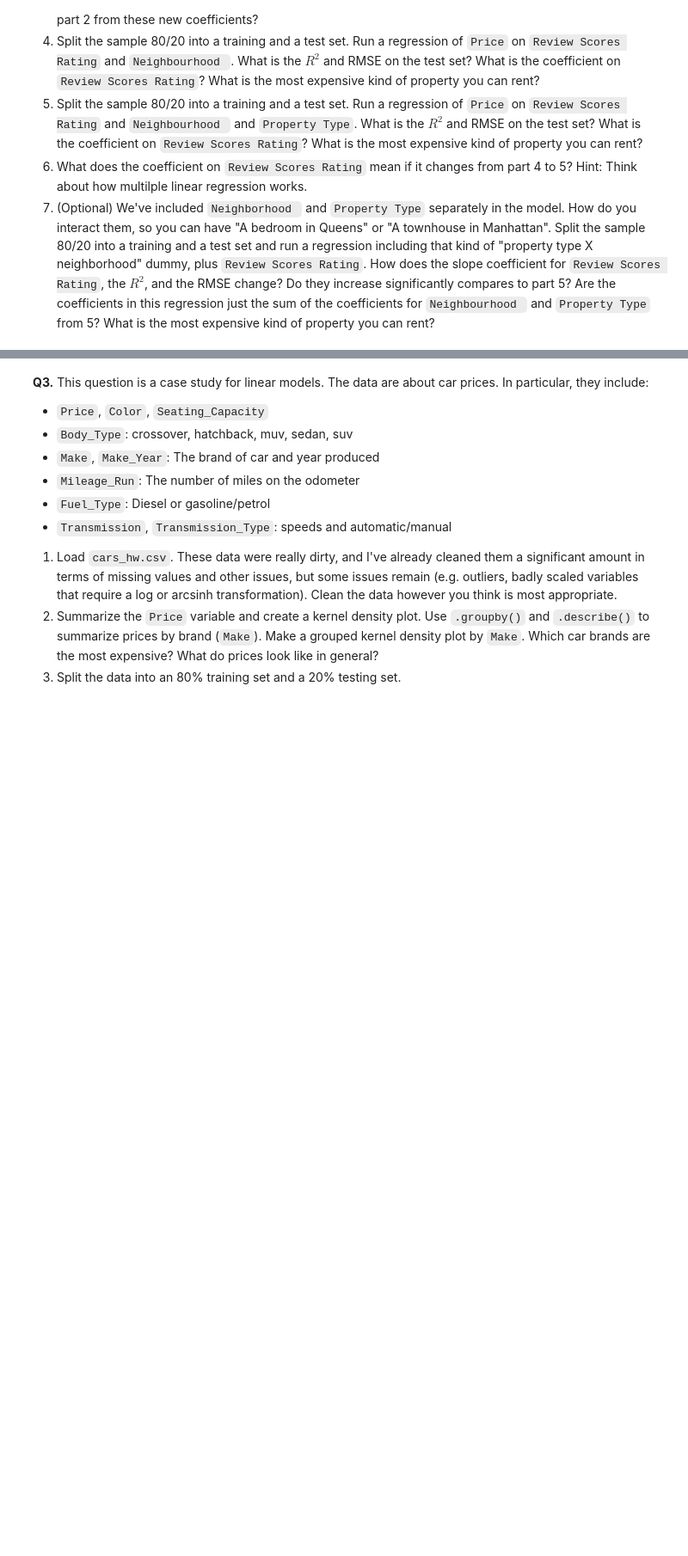
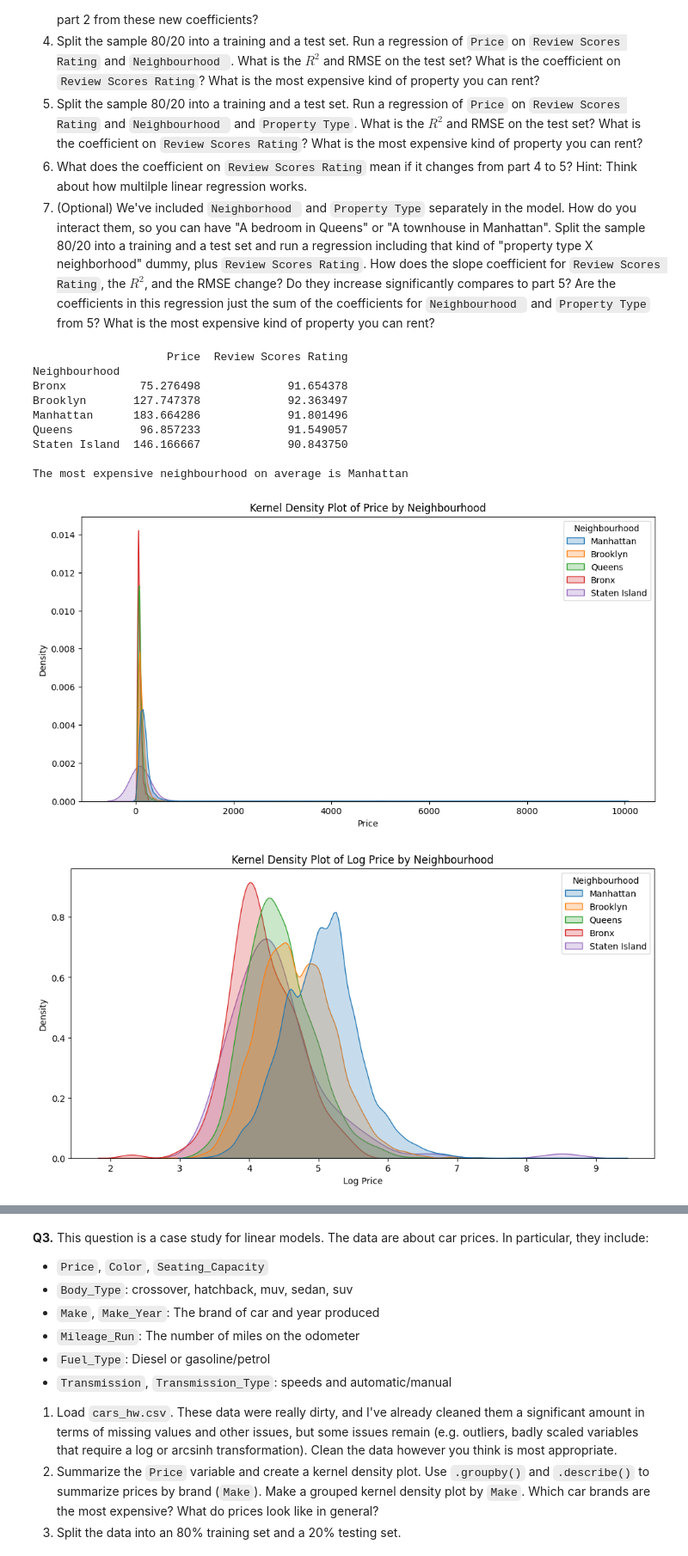
Before and after one commit to sutherlandn/linearModels, a Jupyter notebook: assignment/assignment.ipynb, the cells around one changed output, grey strips where cells are left out. Shown at 86% size. Saved outputs shown, nothing was run; the diff lists cells and outputs as text; code cells hidden in the pictures; blank space fills up the shorter version.

```diff
--- a/assignment/assignment.ipynb
+++ b/assignment/assignment.ipynb
@@ -58,3 +58,46 @@ If you are assessing your model and there's a significant gap in accuracy betwee
 5. Split the sample 80/20 into a training and a test set. Run a regression of `Price` on `Review Scores Rating` and `Neighbourhood ` and `Property Type`. What is the $R^2$ and RMSE on the test set? What is the coefficient on `Review Scores Rating`? What is the most expensive kind of property you can rent?
 6. What does the coefficient on `Review Scores Rating` mean if it changes from part 4 to 5? Hint: Think about how multilple linear regression works.
 7. (Optional) We've included `Neighborhood ` and `Property Type` separately in the model. How do you interact them, so you can have "A bedroom in Queens" or "A townhouse in Manhattan". Split the sample 80/20 into a training and a test set and run a regression including that kind of "property type X neighborhood" dummy, plus `Review Scores Rating`. How does the slope coefficient for `Review Scores Rating`, the $R^2$, and the RMSE change? Do they increase significantly compares to part 5? Are the coefficients in this regression just the sum of the coefficients for `Neighbourhood ` and `Property Type` from 5? What is the most expensive kind of property you can rent?
+# %%
+import pandas as pd
+import seaborn as sns
+import matplotlib.pyplot as plt
+import numpy as np
+df = pd.read_csv('linearModels/data/Q1_clean.csv')
+df.columns = df.columns.str.strip()
+
+#1
+avg_data = df.groupby('Neighbourhood')[['Price', 'Review Scores Rating']].mean()
+
+most_expensive_neighbourhood = avg_data['Price'].idxmax()
+
+print(avg_data)
+print(f"\nThe most expensive neighbourhood on average is {most_expensive_neighbourhood}\n")
+
+plt.figure(figsize=(12, 6))
+sns.kdeplot(data=df, x='Price', hue='Neighbourhood', common_norm=False, fill=True)
+plt.title('Kernel Density Plot of Price by Neighbourhood')
+plt.xlabel('Price')
+plt.ylabel('Density')
+plt.show()
+
+df['Log Price'] = np.log(df['Price'])
+
+plt.figure(figsize=(12, 6))
+sns.kdeplot(data=df, x='Log Price', hue='Neighbourhood', common_norm=False, fill=True)
+plt.title('Kernel Density Plot of Log Price by Neighbourhood')
+plt.xlabel('Log Price')
+plt.ylabel('Density')
+plt.show()
+# %% [output]
+                    Price  Review Scores Rating
+Neighbourhood
+Bronx           75.276498             91.654378
+Brooklyn       127.747378             92.363497
+Manhattan      183.664286             91.801496
+Queens          96.857233             91.549057
+Staten Island  146.166667             90.843750
+
+The most expensive neighbourhood on average is Manhattan
+[figure, added]
+[figure, added]
```
Also changed, not shown: parts of 3 cells of this notebook.
